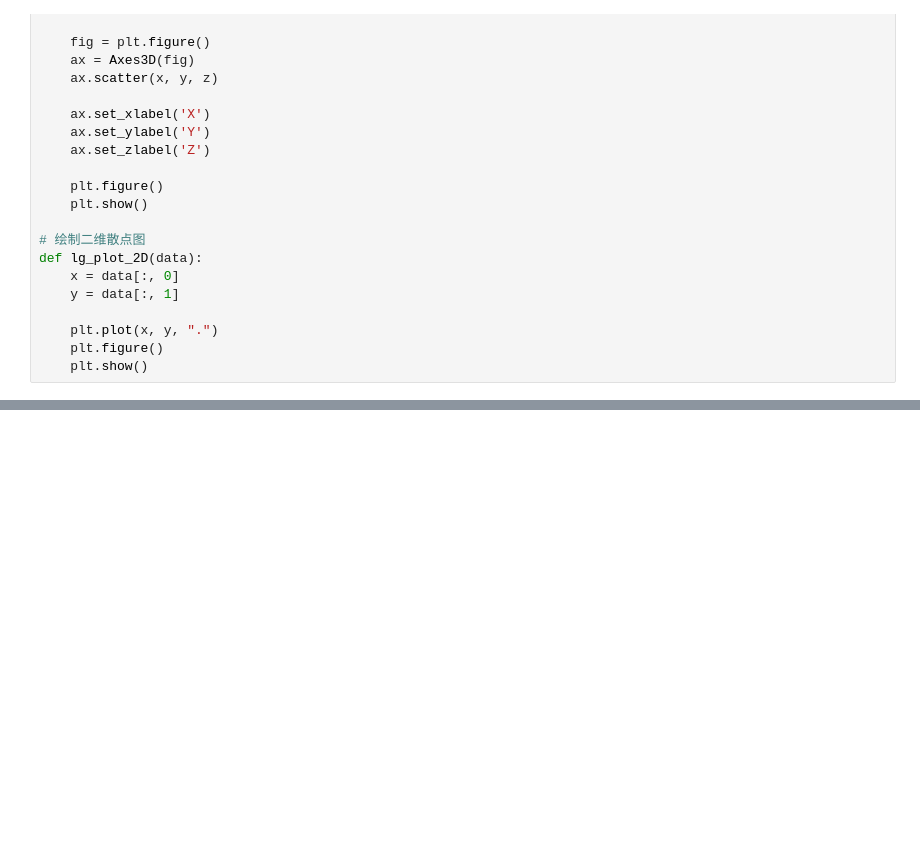
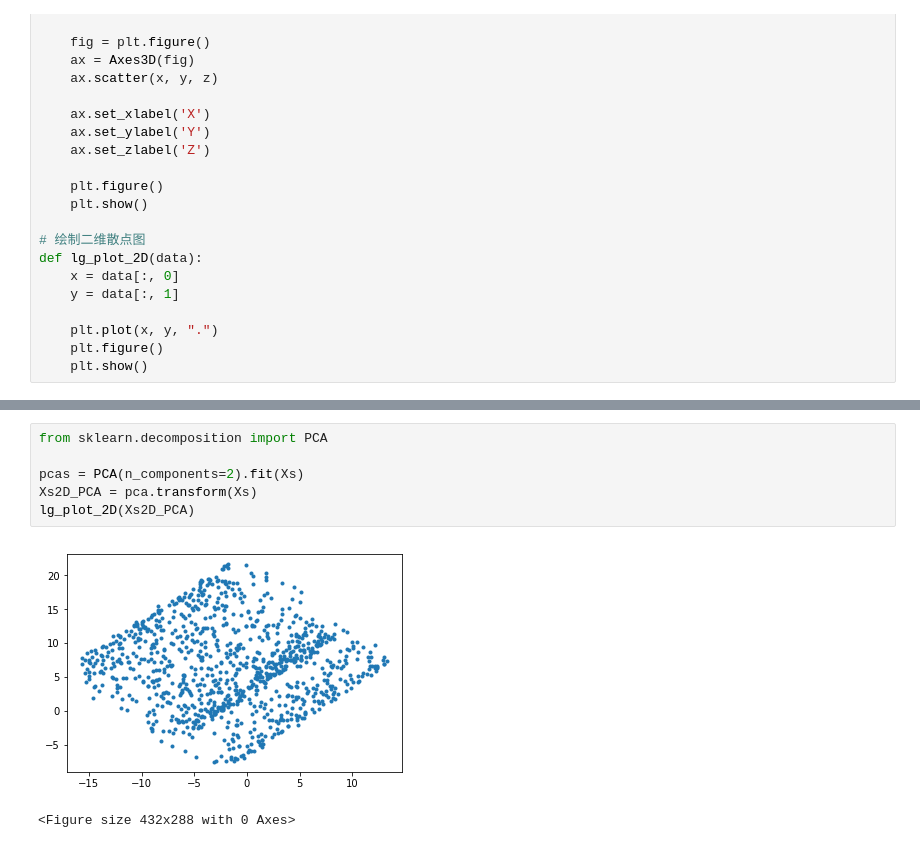
Before and after one commit to ligang945/hands_on_machine_learning_with_scikit_learn_and_tensorflow, a Jupyter notebook: ch8 PCA.ipynb, the cells around one changed output, grey strips where cells are left out. Cells and saved outputs as stored; diff of their text form; blank space fills up the shorter version.

```diff
--- a/ch8 PCA.ipynb
+++ b/ch8 PCA.ipynb
@@ -111,0 +121,9 @@ lg_plot_2D(Xs2D)
+# %%
+from sklearn.decomposition import PCA
+
+pcas = PCA(n_components=2).fit(Xs)
+Xs2D_PCA = pca.transform(Xs)
+lg_plot_2D(Xs2D_PCA)
+# %% [output]
+[figure, added]
+<Figure size 432x288 with 0 Axes>
```
Also changed, not shown: parts of 8 cells of this notebook.
